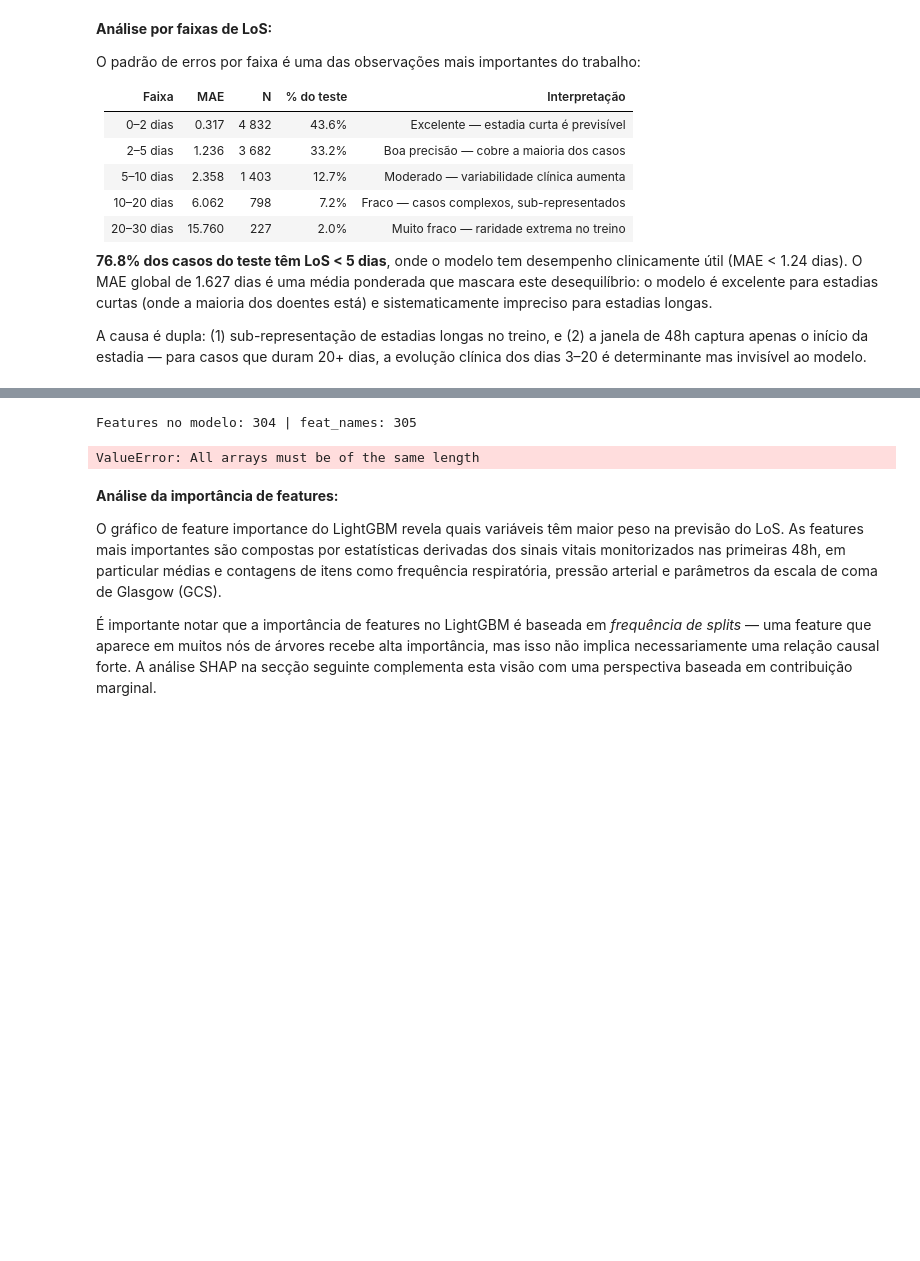
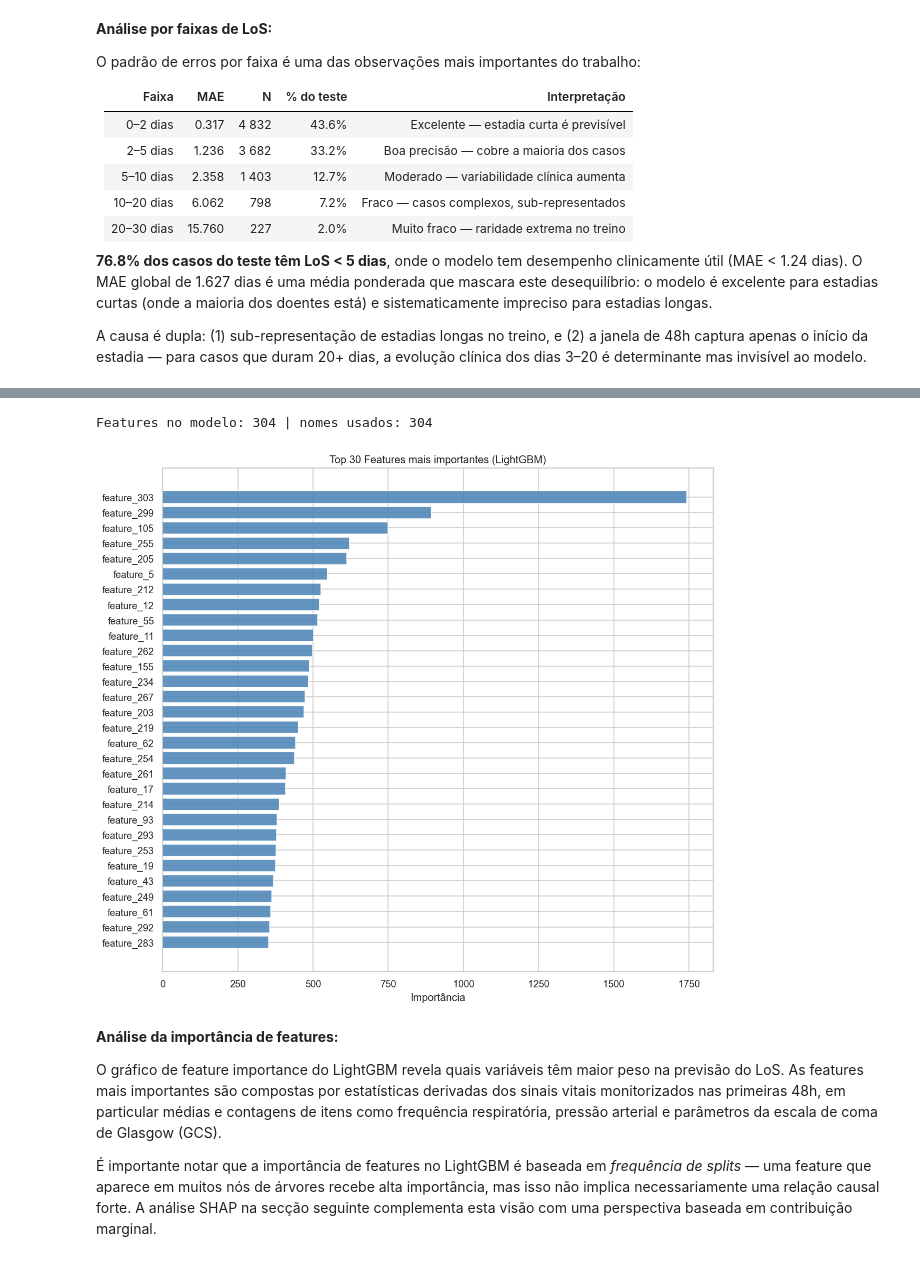
Before and after one commit to marianafonsecaa/mimic3-icu-los-prediction, a Jupyter notebook: mimic3_projeto.ipynb, the cells around one changed output, grey strips where cells are left out. Drawn from its saved outputs; the diff is of its cells as text; code cells hidden in the pictures; blank space fills up the shorter version.

```diff
--- a/mimic3_projeto.ipynb
+++ b/mimic3_projeto.ipynb
@@ -1551,47 +1598,45 @@ A importância de feature no LightGBM é baseada na *frequência de splits*: con
 # %%
 importances = lgb_best.feature_importances_
 n_feat = len(importances)
 
-# Obter nomes reais: o SimpleImputer pode eliminar colunas com todos os valores NaN.
-# Usamos a máscara das suas estatísticas para recuperar os nomes corretos.
-try:
-    imputer_stats = preprocessor.named_steps['imputer'].statistics_
-    kept_mask     = ~np.isnan(imputer_stats)
-    all_cols      = X_train.columns.tolist()
-    names         = [c for c, keep in zip(all_cols, kept_mask) if keep]
-    if len(names) != n_feat:          # fallback de segurança
-        names = all_cols[:n_feat]
-except Exception:
-    names = X_train.columns.tolist()[:n_feat]
+# Obter nomes das features de forma robusta
+if 'feat_names_model' in dir() and len(feat_names_model) == n_feat:
+    names = feat_names_model
+elif 'feature_cols' in dir() and len(feature_cols) == n_feat:
+    names = feature_cols
+elif 'X_train' in dir() and len(X_train.columns) == n_feat:
+    names = X_train.columns.tolist()
+else:
+    names = [f'feature_{i}' for i in range(n_feat)]
 
-print(f"Features no modelo: {n_feat} | nomes recuperados: {len(names)}")
+print(f"Features no modelo: {n_feat} | nomes usados: {len(names)}")
 
 fi_df = pd.DataFrame({'feature': names, 'importance': importances})
 fi_df = fi_df.sort_values('importance', ascending=False).head(30)
 
 def get_item_desc(feat_name):
     parts = feat_name.split('_')
     try:
-        item_id = int(parts[0].replace('item', ''))
+        item_id = int(parts[0].replace('item',''))
         row = d_items[d_items['itemid'] == item_id]
         if not row.empty:
             return f"{row.iloc[0]['label']} ({parts[1]})"
-    except Exception:
+    except:
         pass
     return feat_name
 
 fi_df['descrição'] = fi_df['feature'].apply(get_item_desc)
 
 fig, ax = plt.subplots(figsize=(10, 9))
 ax.barh(fi_df['descrição'][::-1], fi_df['importance'][::-1], color='steelblue', alpha=0.85)
-ax.set_xlabel('Importância (frequência de splits)')
+ax.set_xlabel('Importância')
 ax.set_title('Top 30 Features mais importantes (LightGBM)')
 plt.tight_layout()
 plt.savefig('plot_feature_importance.png', bbox_inches='tight')
 plt.show()
 # %% [output]
-Features no modelo: 304 | feat_names: 305
+Features no modelo: 304 | nomes usados: 304
-ValueError: All arrays must be of the same length
+[figure, added]
 # %% [markdown]
 **Análise da importância de features:**
 
```
Also changed, not shown: parts of 60 cells of this notebook.
